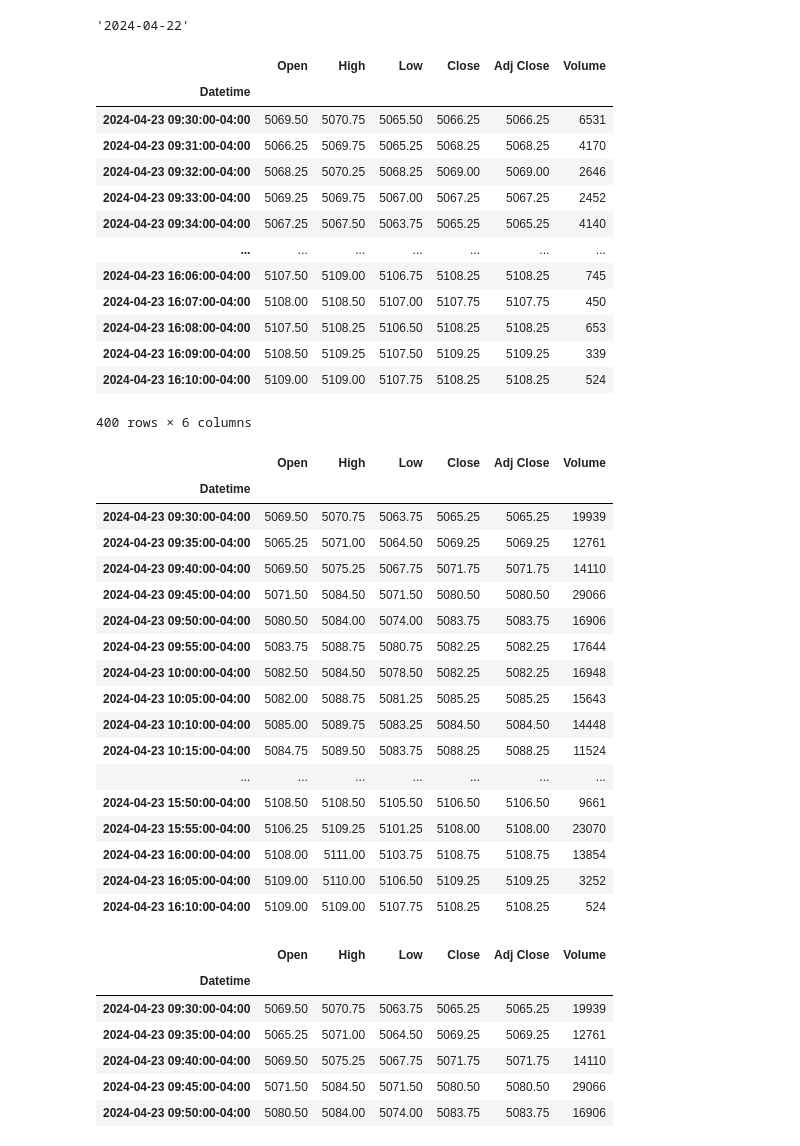
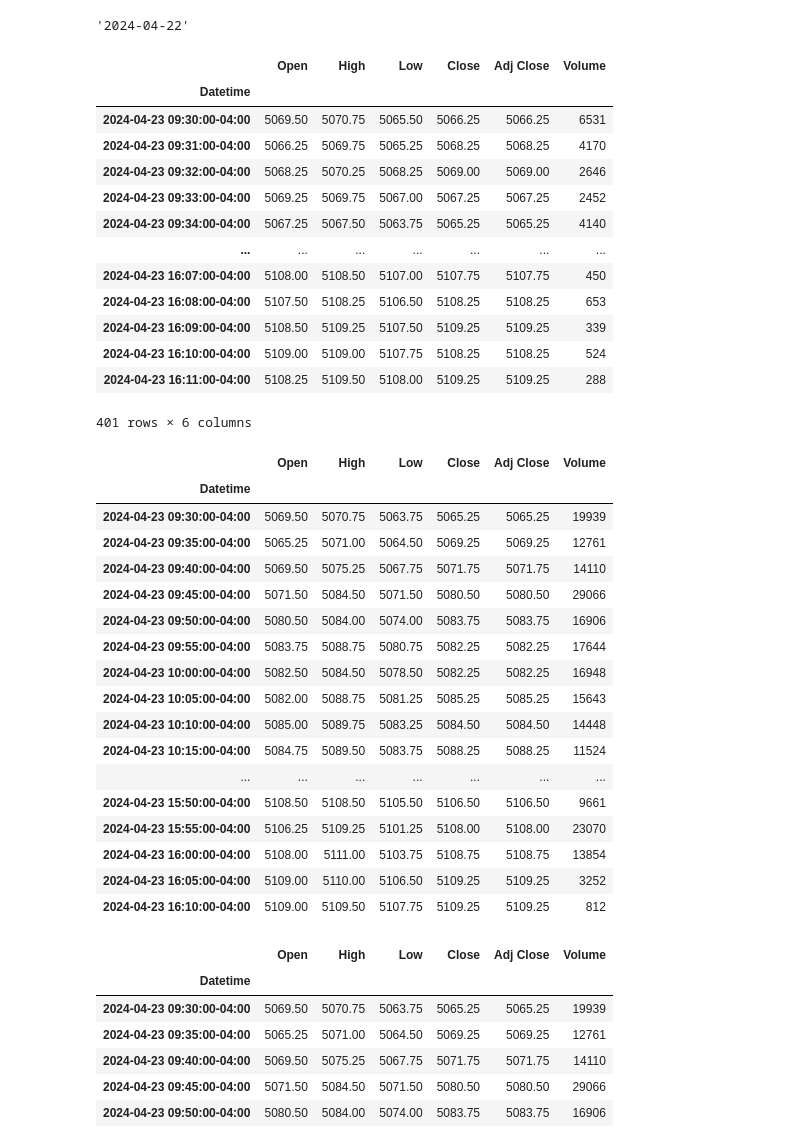
Before and after one commit to lunapapa-finland/Future-Trading-Analysis, a Jupyter notebook: notebooks/Exploring.ipynb, the cells around one changed output. Drawn from its saved outputs; the diff is of its cells as text; code cells hidden in the pictures.

```diff
--- a/notebooks/Exploring.ipynb
+++ b/notebooks/Exploring.ipynb
@@ -93,31 +93,31 @@ df_rth = df[(df.index.time >= pd.Timestamp('09:30').time()) & (df.index.time <=
 # %%
 ## Preprocess TradingData(df) to df_rth
 
 # 0. Convert the 'Datetime' column to datetime dtype
 df1['Datetime'] = pd.to_datetime(df1['Datetime'])
 df1.set_index('Datetime', inplace=True)
 
 # 1. Convert the 'Datetime' column to datetime if it's not already in datetime format
 df1.index = pd.to_datetime(df1.index)
 
 # 2. Filter rows within the specified time range directly using the index
-df1_rth = df1[(df1.index.time >= pd.Timestamp('09:30').time()) & (df1.index.time <= pd.Timestamp('16:10').time())]
+df1_rth = df1[(df1.index.time >= pd.Timestamp('09:30').time()) & (df1.index.time <= pd.Timestamp('16:11').time())]
 df1_rth
 # %% [output]
 |  | Open | High | Low | Close | Adj Close | Volume |
 | Datetime |  |  |  |  |  |  |
 | 2024-04-23 09:30:00-04:00 | 5069.50 | 5070.75 | 5065.50 | 5066.25 | 5066.25 | 6531 |
 | 2024-04-23 09:31:00-04:00 | 5066.25 | 5069.75 | 5065.25 | 5068.25 | 5068.25 | 4170 |
 | 2024-04-23 09:32:00-04:00 | 5068.25 | 5070.25 | 5068.25 | 5069.00 | 5069.00 | 2646 |
 | 2024-04-23 09:33:00-04:00 | 5069.25 | 5069.75 | 5067.00 | 5067.25 | 5067.25 | 2452 |
 | 2024-04-23 09:34:00-04:00 | 5067.25 | 5067.50 | 5063.75 | 5065.25 | 5065.25 | 4140 |
 | ... | ... | ... | ... | ... | ... | ... |
-| 2024-04-23 16:06:00-04:00 | 5107.50 | 5109.00 | 5106.75 | 5108.25 | 5108.25 | 745 |
 | 2024-04-23 16:07:00-04:00 | 5108.00 | 5108.50 | 5107.00 | 5107.75 | 5107.75 | 450 |
 | 2024-04-23 16:08:00-04:00 | 5107.50 | 5108.25 | 5106.50 | 5108.25 | 5108.25 | 653 |
 | 2024-04-23 16:09:00-04:00 | 5108.50 | 5109.25 | 5107.50 | 5109.25 | 5109.25 | 339 |
 | 2024-04-23 16:10:00-04:00 | 5109.00 | 5109.00 | 5107.75 | 5108.25 | 5108.25 | 524 |
+| 2024-04-23 16:11:00-04:00 | 5108.25 | 5109.50 | 5108.00 | 5109.25 | 5109.25 | 288 |
-400 rows × 6 columns
+401 rows × 6 columns
 # %%
 # Resample the data to 5-minute intervals
 ohlc_data = df1_rth.resample('5min').agg({
@@ -154,7 +154,7 @@ ohlc_data
 | 2024-04-23 15:55:00-04:00 | 5106.25 | 5109.25 | 5101.25 | 5108.00 | 5108.00 | 23070 |
 | 2024-04-23 16:00:00-04:00 | 5108.00 | 5111.00 | 5103.75 | 5108.75 | 5108.75 | 13854 |
 | 2024-04-23 16:05:00-04:00 | 5109.00 | 5110.00 | 5106.50 | 5109.25 | 5109.25 | 3252 |
-| 2024-04-23 16:10:00-04:00 | 5109.00 | 5109.00 | 5107.75 | 5108.25 | 5108.25 | 524 |
+| 2024-04-23 16:10:00-04:00 | 5109.00 | 5109.50 | 5107.75 | 5109.25 | 5109.25 | 812 |
 # %%
 df_rth
 # %% [output]
```
Also changed, not shown: parts of 2 cells of this notebook, 4 other files.
